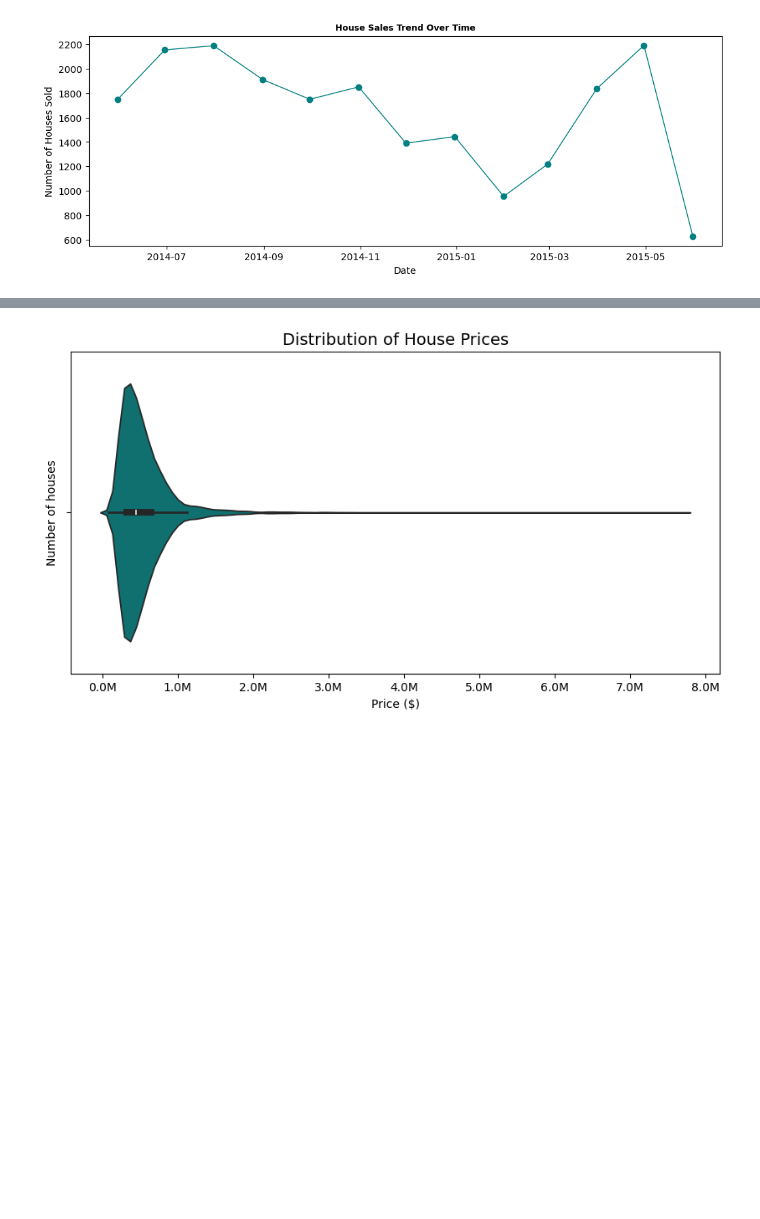
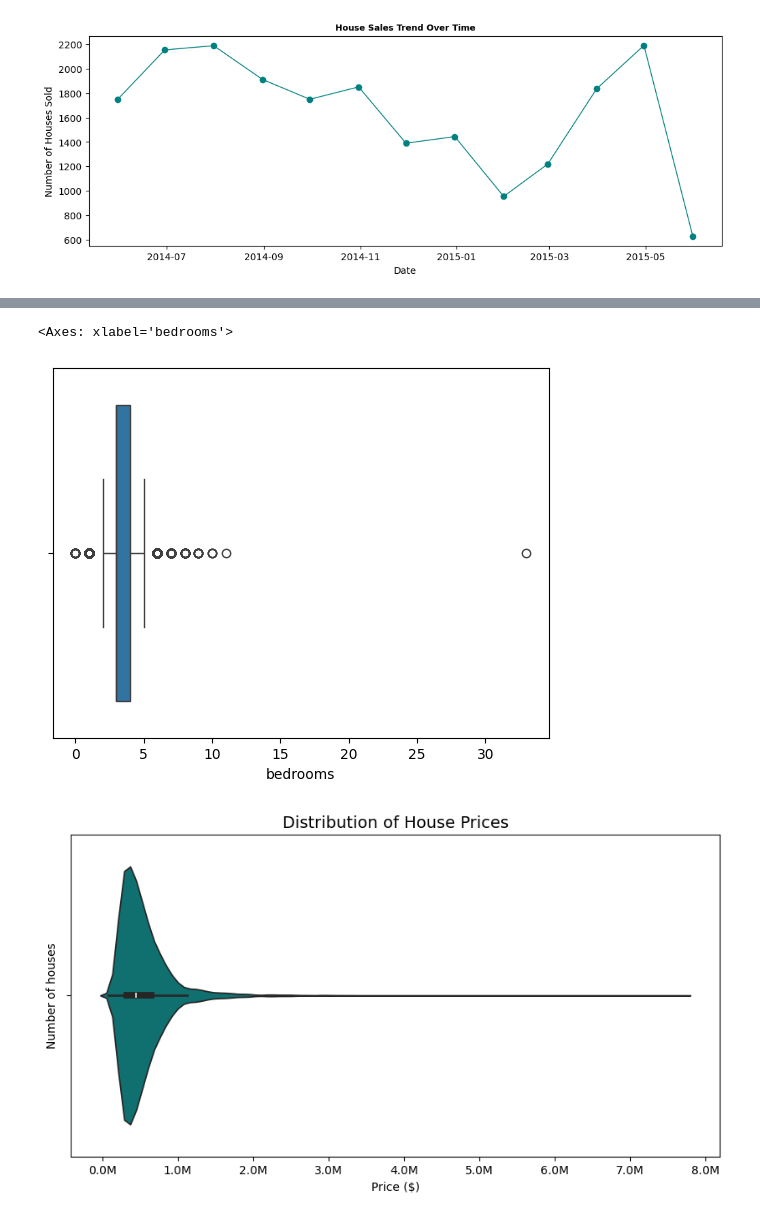
Before and after one commit to theAtieno/King-County-House, a Jupyter notebook: kc_house_data.ipynb, the cells around one changed output, grey strips where cells are left out. Cells and saved outputs as stored; diff of their text form; code cells hidden in the pictures; blank space fills up the shorter version.

```diff
--- a/kc_house_data.ipynb
+++ b/kc_house_data.ipynb
@@ -246,3 +253,8 @@ plt.show()
+# %%
+sns.boxplot(x=king_county_houses1['bedrooms'])
+# %% [output]
+<Axes: xlabel='bedrooms'>
+[figure, added]
 # %%
 plt.figure(figsize=(10,5))
 sns.violinplot(x=king_county_houses1['price'],orient='h',inner='box',color='teal')
```
Also changed, not shown: parts of 24 cells of this notebook.
